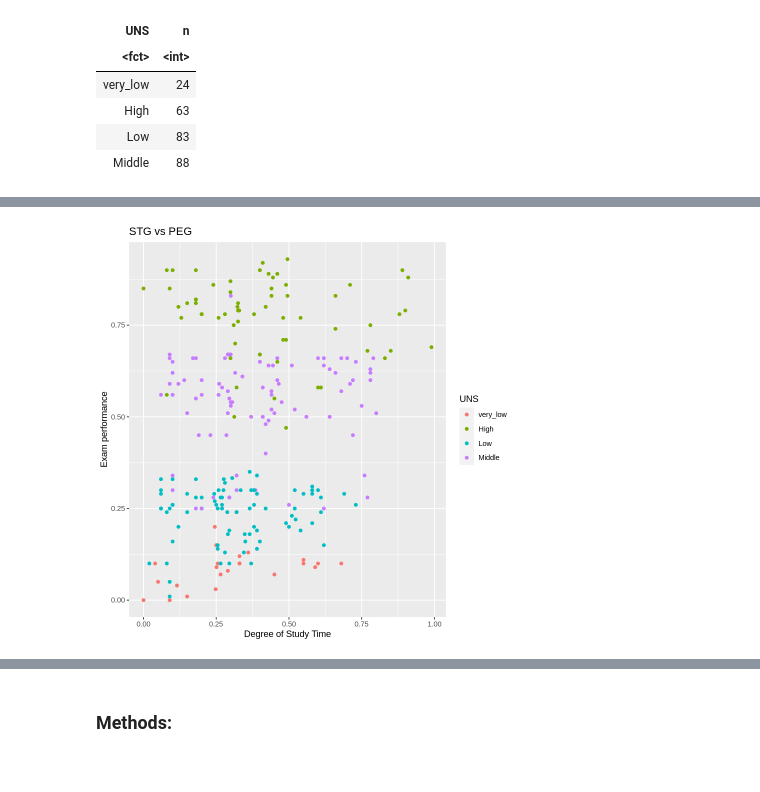
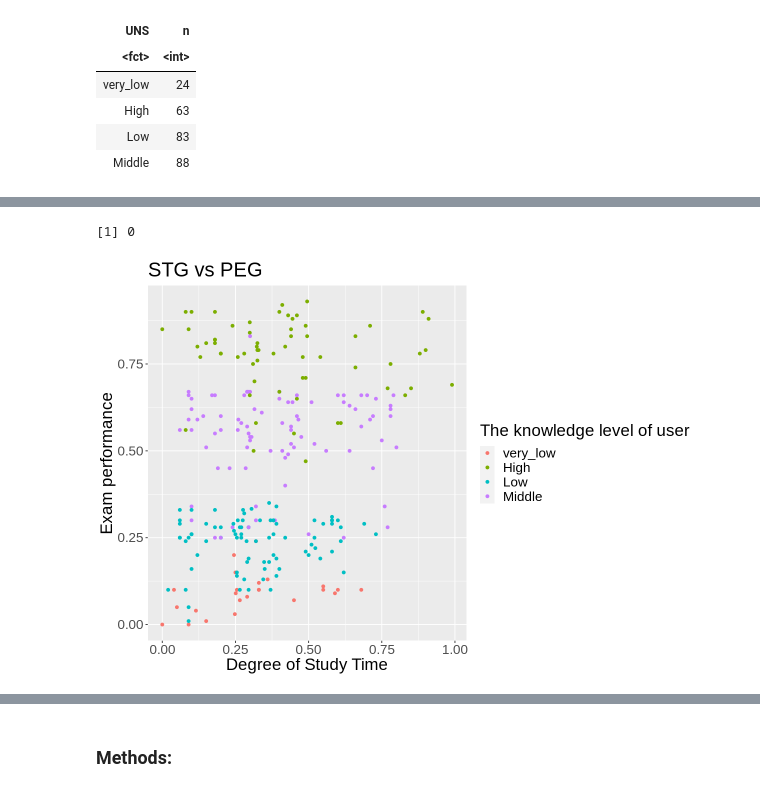
Before and after one commit to namyasharmaa/DSCI-100-Project, a Jupyter notebook: project_proposal.ipynb, the cells around one changed output, grey strips where cells are left out. Drawn from its saved outputs; the diff is of its cells as text; code cells hidden in the pictures.

```diff
--- a/project_proposal.ipynb
+++ b/project_proposal.ipynb
@@ -70,15 +63,23 @@ A tibble: 4 × 2
+# %%
+#how many rows have missing data
+missing_data <- training_data %>%
+        filter(is.na(STG), is.na(PEG), is.na(SCG), is.na(STR), is.na(LPR), is.na(UNS))
+missing_data_count <- nrow(missing_data)
+missing_data_count
+# %% [output]
+[1] 0
 # %%
 # plot STG vs PEG and coloring the class of UNS
 # STG => The degree of study time for goal object materails
 # PEG => The exam performance of user for goal objects
-
+options(repr.plot.width = 10, repr.plot.height = 7)
 plot <- training_data %>%
     ggplot(aes(x = STG, y = PEG, color = UNS)) +
     geom_point() +
-    xlab('Degree of Study Time') +
-    ylab('Exam performance') +
-    ggtitle('STG vs PEG')
+    labs(x = "Degree of Study Time", y="Exam performance", color= "The knowledge level of user")+
+    ggtitle('STG vs PEG')+
+    theme(text = element_text(size=20))
 
 plot
 # %% [output]
-[figure, old version]
+[figure, new version]
```
Also changed, not shown: parts of 4 cells of this notebook.
